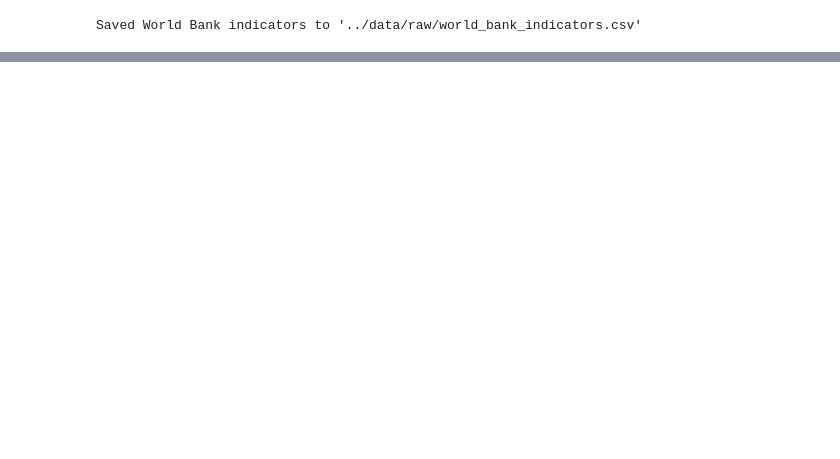
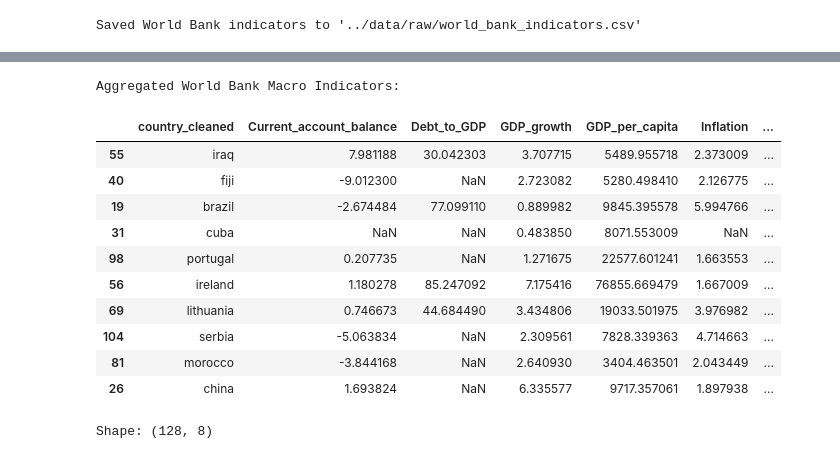
Before and after one commit to dk546/sovereign-credit-rating-prediction, a Jupyter notebook: notebooks/01_eda.ipynb, the cells around one changed output, grey strips where cells are left out. Cells and saved outputs as stored; diff of their text form; code cells hidden in the pictures; blank space fills up the shorter version.

```diff
--- a/notebooks/01_eda.ipynb
+++ b/notebooks/01_eda.ipynb
@@ -273,0 +287,22 @@ pd.read_excel(defaults_path, sheet_name="Data_2024.csv", nrows=10)
+# %%
+# Make sure all filtered datasets have country_cleaned
+default_long_filtered['country_cleaned'] = default_long_filtered['country'].apply(clean_name)
+wb_df_filtered['country_cleaned'] = wb_df_filtered['country'].apply(clean_name)
+
+# Create set of valid countries based on Moody's
+valid_countries = set(sovereign_only['country_cleaned'])
+# %%
+# Filter BoC–BoE to Moody's countries
+default_long_filtered = default_long_filtered[
+    default_long_filtered['country_cleaned'].isin(valid_countries)
+].copy()
+
+# Filter World Bank to Moody's countries
+wb_df_filtered = wb_df_filtered[
+    wb_df_filtered['country_cleaned'].isin(valid_countries)
+].copy()
+
+# Confirm new shapes
+print("After Filtering to Moody's Countries:")
+print("BoC–BoE Defaults:", default_long_filtered.shape)
+print("World Bank:", wb_df_filtered.shape)
@@ -273,0 +407,33 @@ pd.read_excel(defaults_path, sheet_name="Data_2024.csv", nrows=10)
+# %%
+# Choose relevant macro indicators
+macro_columns = [
+    'Current_account_balance',
+    'Debt_to_GDP',
+    'GDP_growth',
+    'GDP_per_capita',
+    'Inflation',
+    'Political_stability',
+    'Unemployment'
+]
+
+# Aggregate per country using mean
+wb_agg = wb_df_filtered.groupby('country_cleaned')[macro_columns].mean().reset_index()
+
+# Step 3: Preview
+print("Aggregated World Bank Macro Indicators:")
+display(wb_agg.sample(10, random_state=42))
+print("Shape:", wb_agg.shape)
+# %% [output]
+Aggregated World Bank Macro Indicators:
+|  | country_cleaned | Current_account_balance | Debt_to_GDP | GDP_growth | GDP_per_capita | Inflation | ... |
+| 55 | iraq | 7.981188 | 30.042303 | 3.707715 | 5489.955718 | 2.373009 | ... |
+| 40 | fiji | -9.012300 | NaN | 2.723082 | 5280.498410 | 2.126775 | ... |
+| 19 | brazil | -2.674484 | 77.099110 | 0.889982 | 9845.395578 | 5.994766 | ... |
+| 31 | cuba | NaN | NaN | 0.483850 | 8071.553009 | NaN | ... |
+| 98 | portugal | 0.207735 | NaN | 1.271675 | 22577.601241 | 1.663553 | ... |
+| 56 | ireland | 1.180278 | 85.247092 | 7.175416 | 76855.669479 | 1.667009 | ... |
+| 69 | lithuania | 0.746673 | 44.684490 | 3.434806 | 19033.501975 | 3.976982 | ... |
+| 104 | serbia | -5.063834 | NaN | 2.309561 | 7828.339363 | 4.714663 | ... |
+| 81 | morocco | -3.844168 | NaN | 2.640930 | 3404.463501 | 2.043449 | ... |
+| 26 | china | 1.693824 | NaN | 6.335577 | 9717.357061 | 1.897938 | ... |
+Shape: (128, 8)
```
Also changed, not shown: parts of 28 cells of this notebook, 1 other file.
